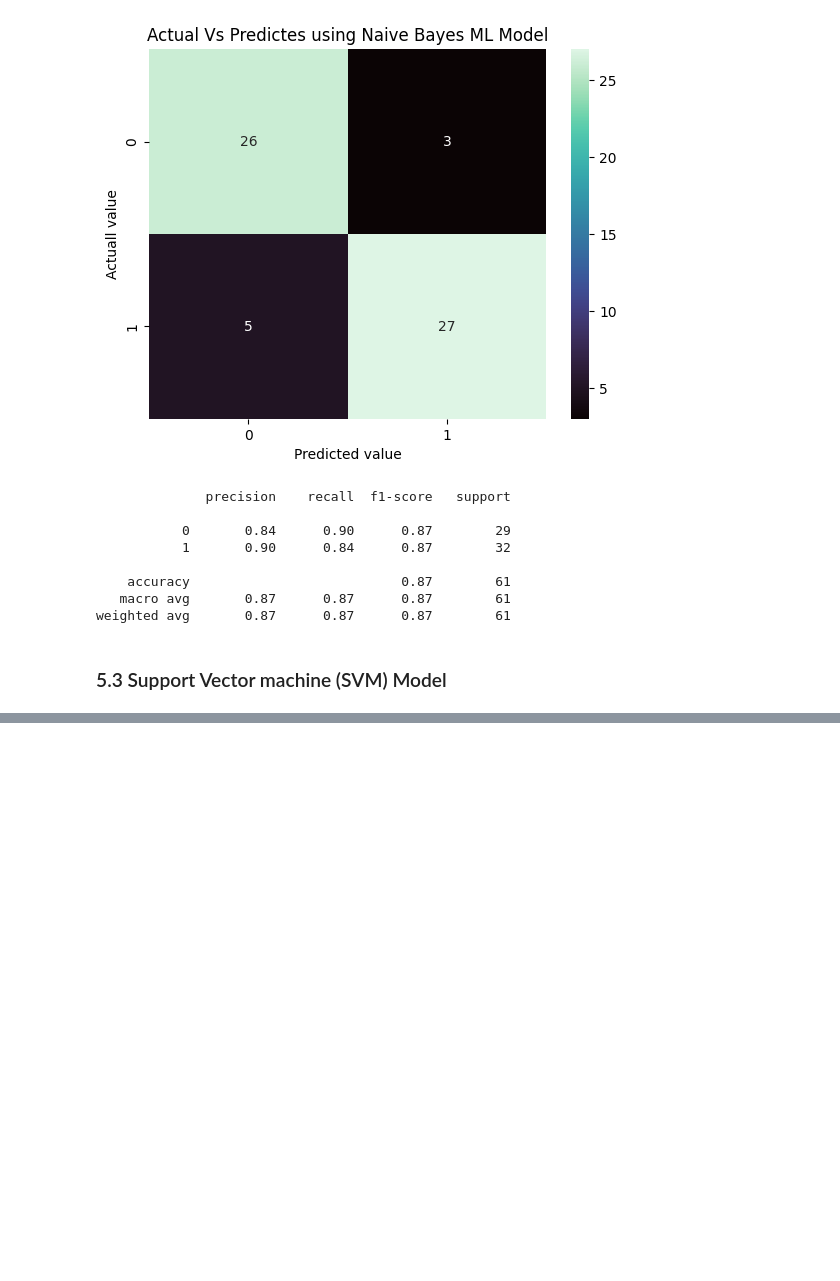
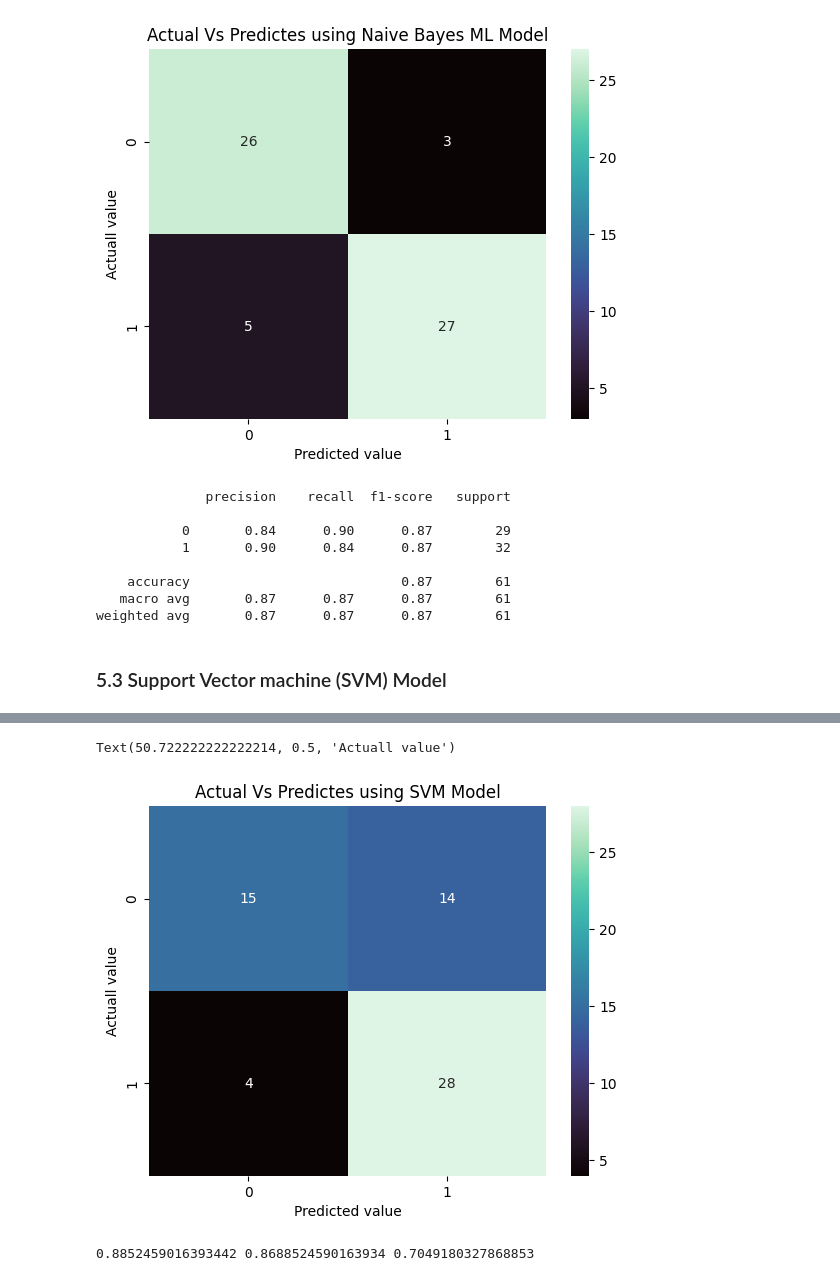
Before and after one commit to draj-codes/heart-disease, a Jupyter notebook: ml_model/heat disease.ipynb, the cells around one changed output, grey strips where cells are left out. Drawn from its saved outputs; the diff is of its cells as text; code cells hidden in the pictures; blank space fills up the shorter version.

```diff
--- a/ml_model/heat disease.ipynb
+++ b/ml_model/heat disease.ipynb
@@ -407,0 +420,3 @@ weighted avg       0.87      0.87      0.87        61
+# %%
+model_svc= SVC()
+model_svc.fit(X_train,y_train)
@@ -407,0 +425,3 @@ weighted avg       0.87      0.87      0.87        61
+# %%
+#5.3.2
+y_pred=model_svc.predict(X_test)
@@ -407,0 +451,9 @@ weighted avg       0.87      0.87      0.87        61
+# %%
+cm= confusion_matrix(y_test,y_pred)
+plt.title("Actual Vs Predictes using SVM Model")
+sns.heatmap(cm,annot=True,cmap="mako")
+plt.xlabel("Predicted value")
+plt.ylabel("Actuall value")
+# %% [output]
+Text(50.722222222222214, 0.5, 'Actuall value')
+[figure, added]
@@ -407,0 +462,4 @@ weighted avg       0.87      0.87      0.87        61
+# %%
+print(lr_score,nv_score,svc_score)
+# %% [output]
+0.8852459016393442 0.8688524590163934 0.7049180327868853
```
Also changed, not shown: parts of 10 cells of this notebook.
